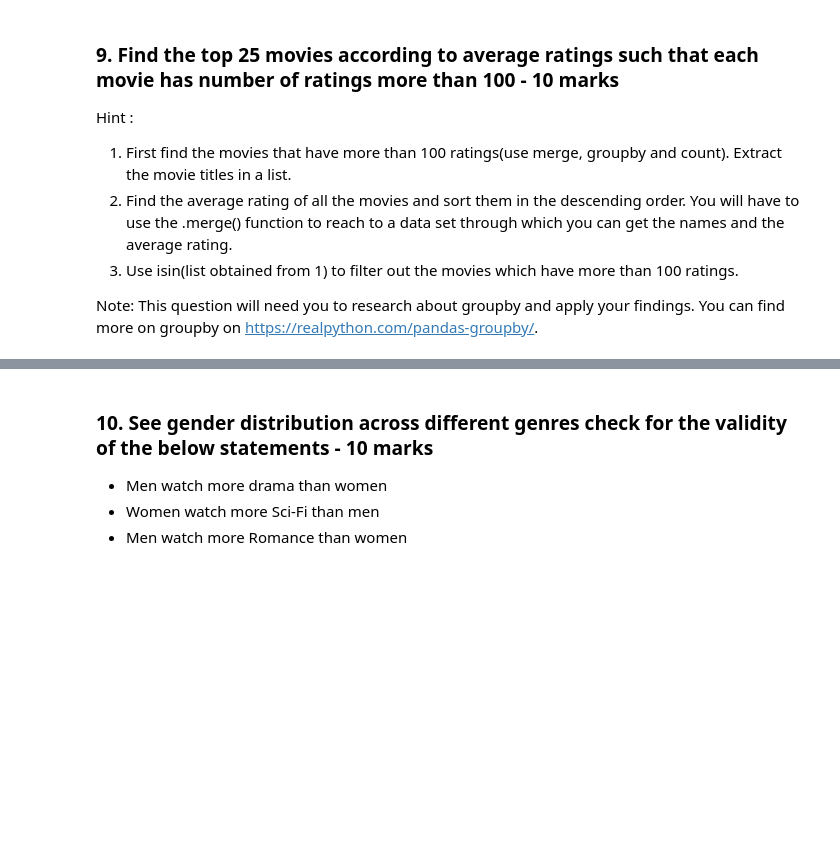
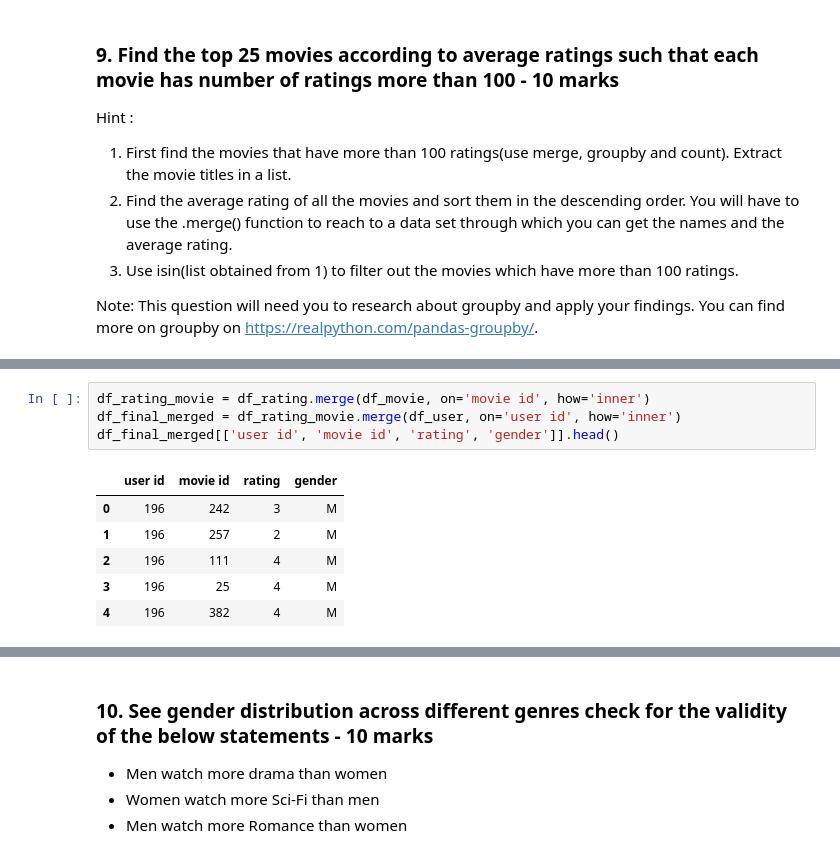
Before and after one commit to qthanglee/UAT, a Jupyter notebook: movielens/movie_lens.ipynb, the cells around one changed output, grey strips where cells are left out. Saved outputs shown, nothing was run; the diff lists cells and outputs as text; blank space fills up the shorter version.

```diff
--- a/movielens/movie_lens.ipynb
+++ b/movielens/movie_lens.ipynb
@@ -313,0 +297,11 @@ plot_fig.set_xlabel('Average Rating');
+# %%
+df_rating_movie = df_rating.merge(df_movie, on='movie id', how='inner')
+df_final_merged = df_rating_movie.merge(df_user, on='user id', how='inner')
+df_final_merged[['user id', 'movie id', 'rating', 'gender']].head()
+# %% [output]
+|  | user id | movie id | rating | gender |
+| 0 | 196 | 242 | 3 | M |
+| 1 | 196 | 257 | 2 | M |
+| 2 | 196 | 111 | 4 | M |
+| 3 | 196 | 25 | 4 | M |
+| 4 | 196 | 382 | 4 | M |
```
Also changed, not shown: parts of 5 cells of this notebook.
